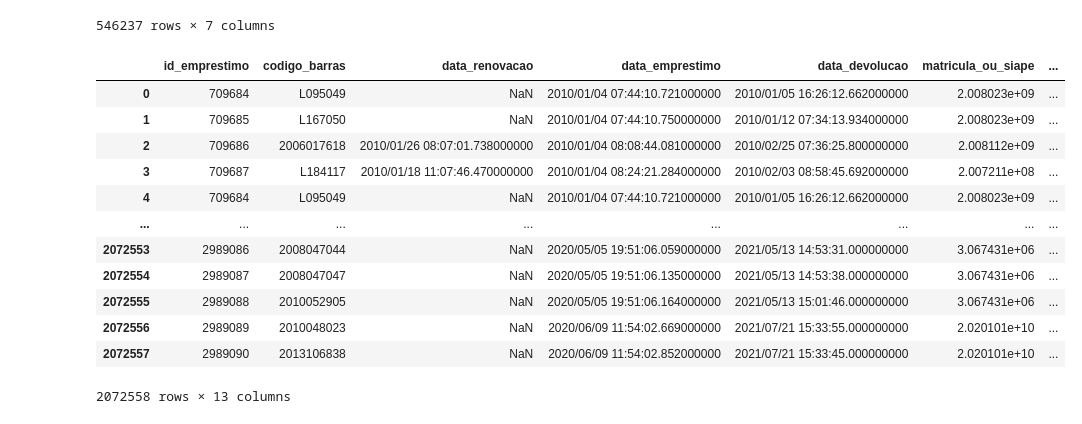
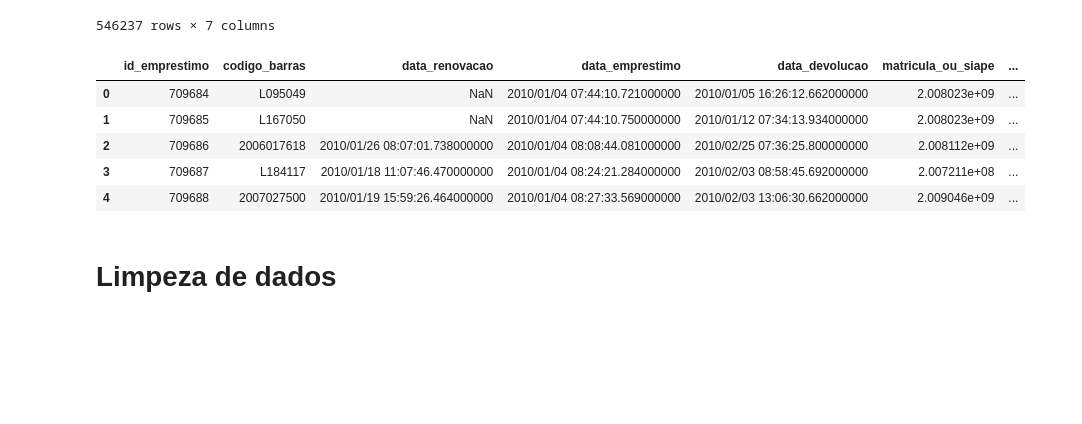
Before and after one commit to Gmarcarini/Analise-de-empr-stimos-UFRN, a Jupyter notebook: notebooks/exploracao.ipynb, the cells around one changed output. Saved outputs shown, nothing was run; the diff lists cells and outputs as text; code cells hidden in the pictures; blank space fills up the shorter version.

Commit message:
Realizando a limpeza dos dados, conversão dos dados e analise introdutoria da quantidade de emprestimos por ano, mes e hora

```diff
--- a/notebooks/exploracao.ipynb
+++ b/notebooks/exploracao.ipynb
@@ -34,7 +34,7 @@ exemplares = pd.read_parquet('https://github.com/FranciscoFoz/7_Days_of_Code_Alu
 # %% [markdown]
 <h1>Mesclando datasets</h1>
 # %%
-emprestimos = pd.concat([e20101,e20102,e20111,e20112,e20121,e20122,e20131,e20132,e20141,e20142,e20151,e20152,e20161,e20162,e20171,e20172,e20181,e20182,e20191,e20192,e20201])
+emprestimos = pd.concat([e20101,e20102,e20111,e20112,e20121,e20122,e20131,e20132,e20141,e20142,e20151,e20152,e20161,e20162,e20171,e20172,e20181,e20182,e20191,e20192,e20201],ignore_index=True)
 emprestimos
 # %% [output]
 |  | id_emprestimo | codigo_barras | data_renovacao | data_emprestimo | data_devolucao | matricula_ou_siape | ... |
@@ -52,4 +52,6 @@ emprestimos
 2258018 rows × 7 columns
+# %%
+emprestimos = emprestimos.drop_duplicates()
 # %%
 exemplares
 # %% [output]
@@ -69,18 +71,13 @@ exemplares
 546237 rows × 7 columns
 # %%
 df = pd.merge(emprestimos, exemplares, on='codigo_barras')
-df
+df.head()
 # %% [output]
 |  | id_emprestimo | codigo_barras | data_renovacao | data_emprestimo | data_devolucao | matricula_ou_siape | ... |
 | 0 | 709684 | L095049 | NaN | 2010/01/04 07:44:10.721000000 | 2010/01/05 16:26:12.662000000 | 2.008023e+09 | ... |
 | 1 | 709685 | L167050 | NaN | 2010/01/04 07:44:10.750000000 | 2010/01/12 07:34:13.934000000 | 2.008023e+09 | ... |
 | 2 | 709686 | 2006017618 | 2010/01/26 08:07:01.738000000 | 2010/01/04 08:08:44.081000000 | 2010/02/25 07:36:25.800000000 | 2.008112e+09 | ... |
 | 3 | 709687 | L184117 | 2010/01/18 11:07:46.470000000 | 2010/01/04 08:24:21.284000000 | 2010/02/03 08:58:45.692000000 | 2.007211e+08 | ... |
-| 4 | 709684 | L095049 | NaN | 2010/01/04 07:44:10.721000000 | 2010/01/05 16:26:12.662000000 | 2.008023e+09 | ... |
-| ... | ... | ... | ... | ... | ... | ... | ... |
-| 2072553 | 2989086 | 2008047044 | NaN | 2020/05/05 19:51:06.059000000 | 2021/05/13 14:53:31.000000000 | 3.067431e+06 | ... |
-| 2072554 | 2989087 | 2008047047 | NaN | 2020/05/05 19:51:06.135000000 | 2021/05/13 14:53:38.000000000 | 3.067431e+06 | ... |
-| 2072555 | 2989088 | 2010052905 | NaN | 2020/05/05 19:51:06.164000000 | 2021/05/13 15:01:46.000000000 | 3.067431e+06 | ... |
-| 2072556 | 2989089 | 2010048023 | NaN | 2020/06/09 11:54:02.669000000 | 2021/07/21 15:33:55.000000000 | 2.020101e+10 | ... |
-| 2072557 | 2989090 | 2013106838 | NaN | 2020/06/09 11:54:02.852000000 | 2021/07/21 15:33:45.000000000 | 2.020101e+10 | ... |
+| 4 | 709688 | 2007027500 | 2010/01/19 15:59:26.464000000 | 2010/01/04 08:27:33.569000000 | 2010/02/03 13:06:30.662000000 | 2.009046e+09 | ... |
-2072558 rows × 13 columns
+# %% [markdown]
+<h1>Limpeza de dados</h1>
```
Also changed, not shown: parts of 22 cells of this notebook.
